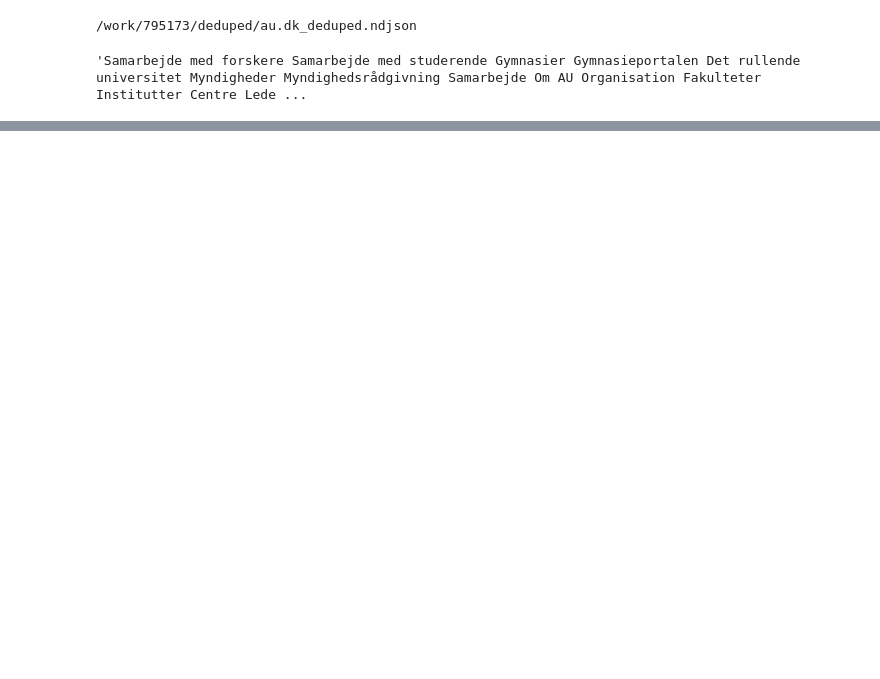
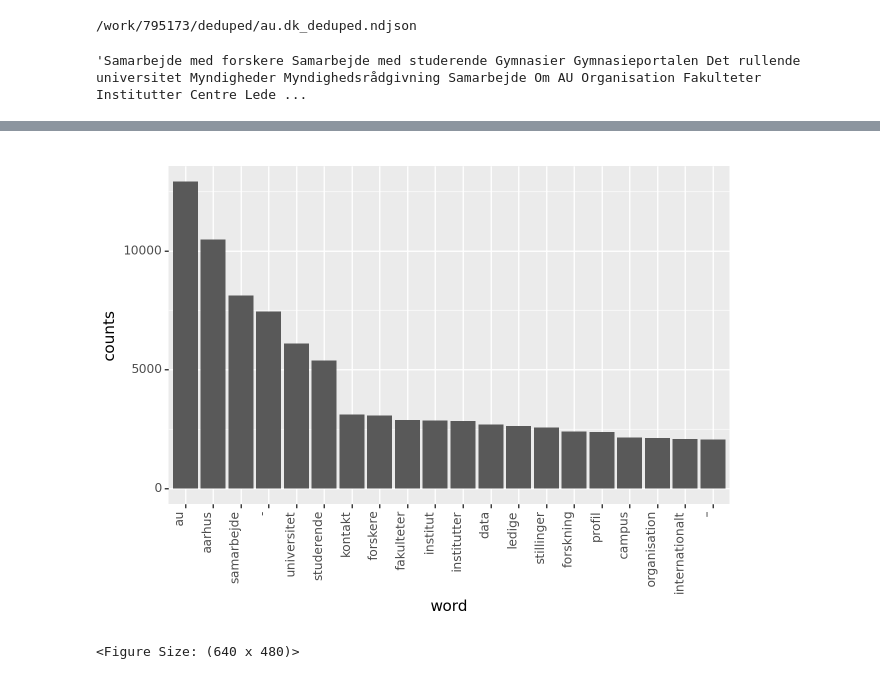
Before and after one commit to centre-for-humanities-computing/au-it-danish-nlp, a Jupyter notebook: ingest_data.ipynb, the cells around one changed output, grey strips where cells are left out. Drawn from its saved outputs; the diff is of its cells as text; code cells hidden in the pictures; blank space fills up the shorter version.

```diff
--- a/ingest_data.ipynb
+++ b/ingest_data.ipynb
@@ -31,0 +39,12 @@ df["text"][5]
+# %%
+# Most frequent words
+from collections import Counter, defaultdict
+webpages_split = df["text"].str.split().values.tolist()
+
+word_counts = defaultdict(int)
+
+for split_webpage in webpages_split:
+    for word in split_webpage:
+        word_counts[word.lower()] += 1
+
+word_counts
@@ -31,0 +69,3 @@ df["text"][5]
+# %%
+word_counts_df = pd.DataFrame({"word": word_counts.keys(), "counts": word_counts.values()})
+word_counts_df.sort_values("counts", ascending=False)
@@ -31,0 +86,11 @@ df["text"][5]
+# %%
+from spacy.lang.da.stop_words import STOP_WORDS
+danish_stop_words = STOP_WORDS
+print(danish_stop_words)
+
+from spacy.lang.en.stop_words import STOP_WORDS
+english_stop_words = STOP_WORDS
+print(english_stop_words)
+
+STOP_WORDS = danish_stop_words.union(english_stop_words)
+print(STOP_WORDS)
@@ -31,0 +101,3 @@ df["text"][5]
+# %%
+non_stop_word_counts = word_counts_df[~word_counts_df["word"].isin(STOP_WORDS)].sort_values(by="counts", ascending=False)
+non_stop_word_counts.head(10)
@@ -31,0 +116,13 @@ df["text"][5]
+# %%
+import plotnine as pn
+
+# Create some categories so the x-axis on our bar-plot is sorted by count instead of alphabetically
+word_names = non_stop_word_counts["word"]
+non_stop_word_counts["word"] = pd.Categorical(non_stop_word_counts["word"], categories=word_names)
+
+(pn.ggplot(non_stop_word_counts.head(20), pn.aes(x="word", y="counts")) +
+    pn.geom_bar(stat="identity") +
+    pn.theme(axis_text_x=pn.element_text(rotation=90, hjust=1)))
+# %% [output]
+[figure, added]
+<Figure Size: (640 x 480)>
```
Also changed, not shown: parts of 9 cells of this notebook.
